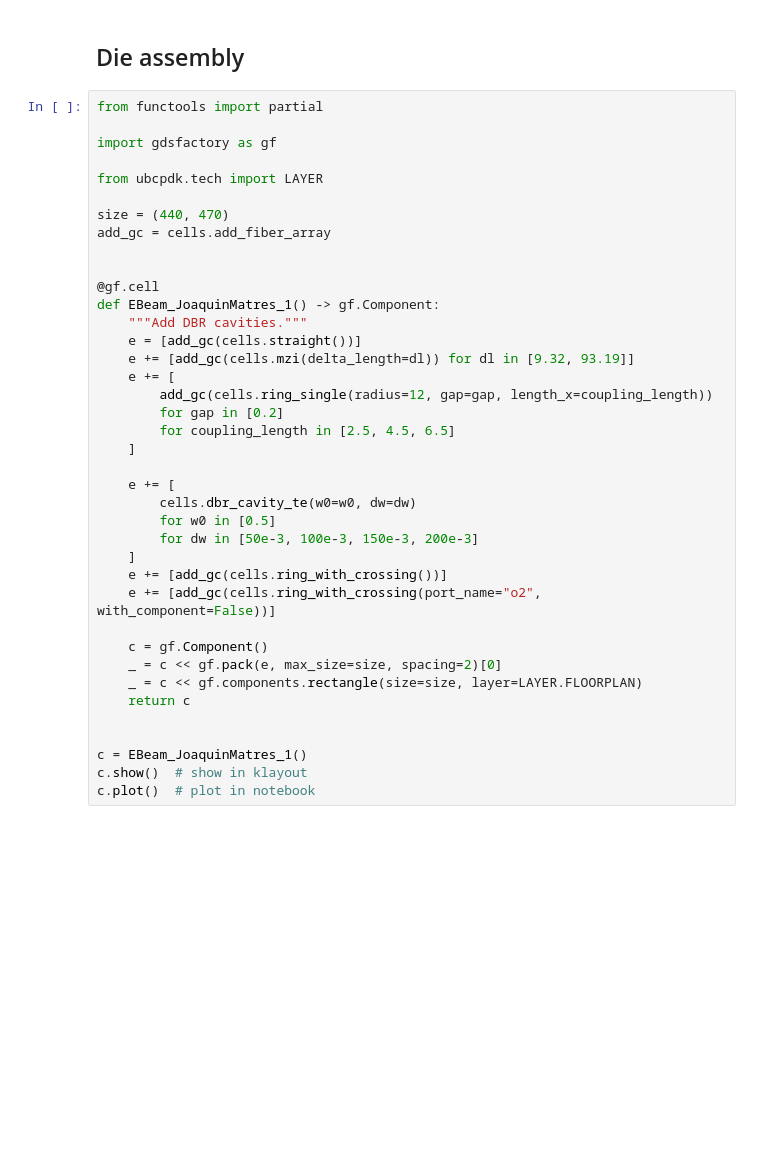
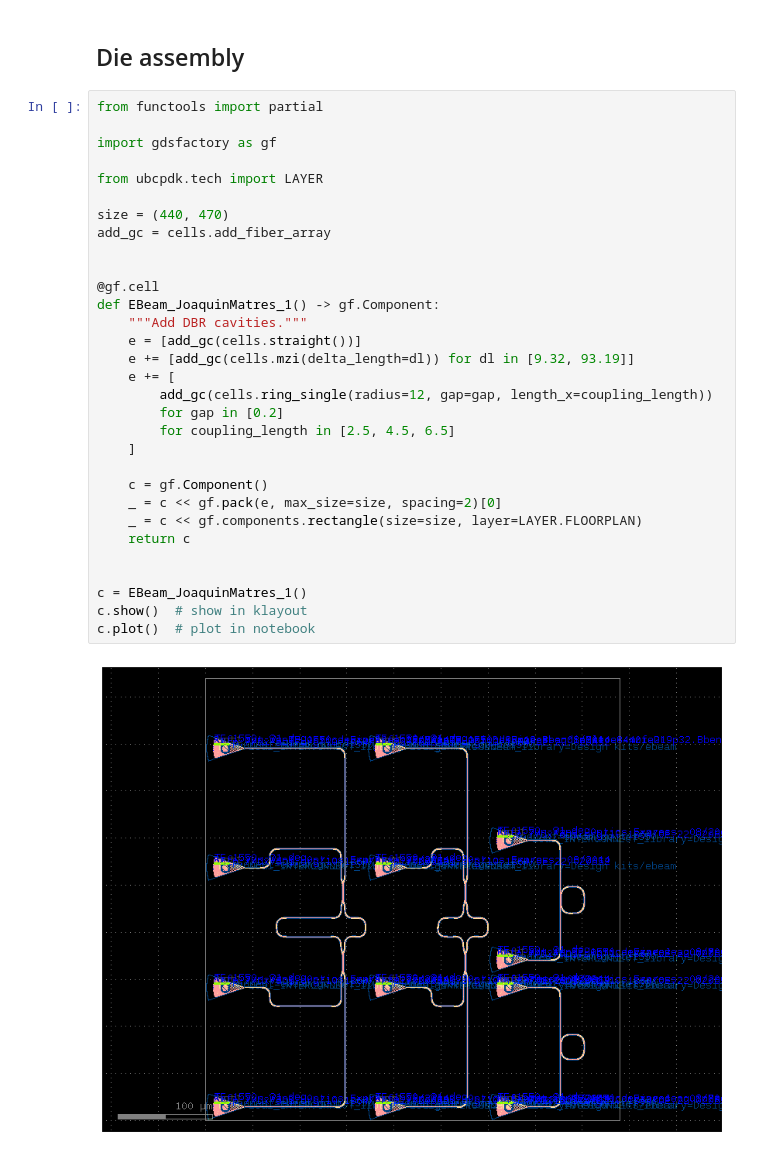
Before and after one commit to gdsfactory/ubc, a Jupyter notebook: docs/notebooks/00_layout.ipynb, the cells around one changed output. Drawn from its saved outputs; the diff is of its cells as text; blank space fills up the shorter version.

```diff
--- a/docs/notebooks/00_layout.ipynb
+++ b/docs/notebooks/00_layout.ipynb
@@ -101,41 +120,35 @@ scene.show()
 from functools import partial
 
 import gdsfactory as gf
 
 from ubcpdk.tech import LAYER
 
 size = (440, 470)
 add_gc = cells.add_fiber_array
 
 
 @gf.cell
 def EBeam_JoaquinMatres_1() -> gf.Component:
     """Add DBR cavities."""
     e = [add_gc(cells.straight())]
     e += [add_gc(cells.mzi(delta_length=dl)) for dl in [9.32, 93.19]]
     e += [
         add_gc(cells.ring_single(radius=12, gap=gap, length_x=coupling_length))
         for gap in [0.2]
         for coupling_length in [2.5, 4.5, 6.5]
     ]
 
-    e += [
-        cells.dbr_cavity_te(w0=w0, dw=dw)
-        for w0 in [0.5]
-        for dw in [50e-3, 100e-3, 150e-3, 200e-3]
-    ]
-    e += [add_gc(cells.ring_with_crossing())]
-    e += [add_gc(cells.ring_with_crossing(port_name="o2", with_component=False))]
-
     c = gf.Component()
     _ = c << gf.pack(e, max_size=size, spacing=2)[0]
     _ = c << gf.components.rectangle(size=size, layer=LAYER.FLOORPLAN)
     return c
 
 
 c = EBeam_JoaquinMatres_1()
 c.show()  # show in klayout
 c.plot()  # plot in notebook
+# %% [output]
+[figure, added]
 # %%
 def EBeam_JoaquinMatres_2() -> gf.Component:
     """spirals for extracting straight waveguide loss"""
```
Also changed, not shown: parts of 16 cells of this notebook, 4 other files.
